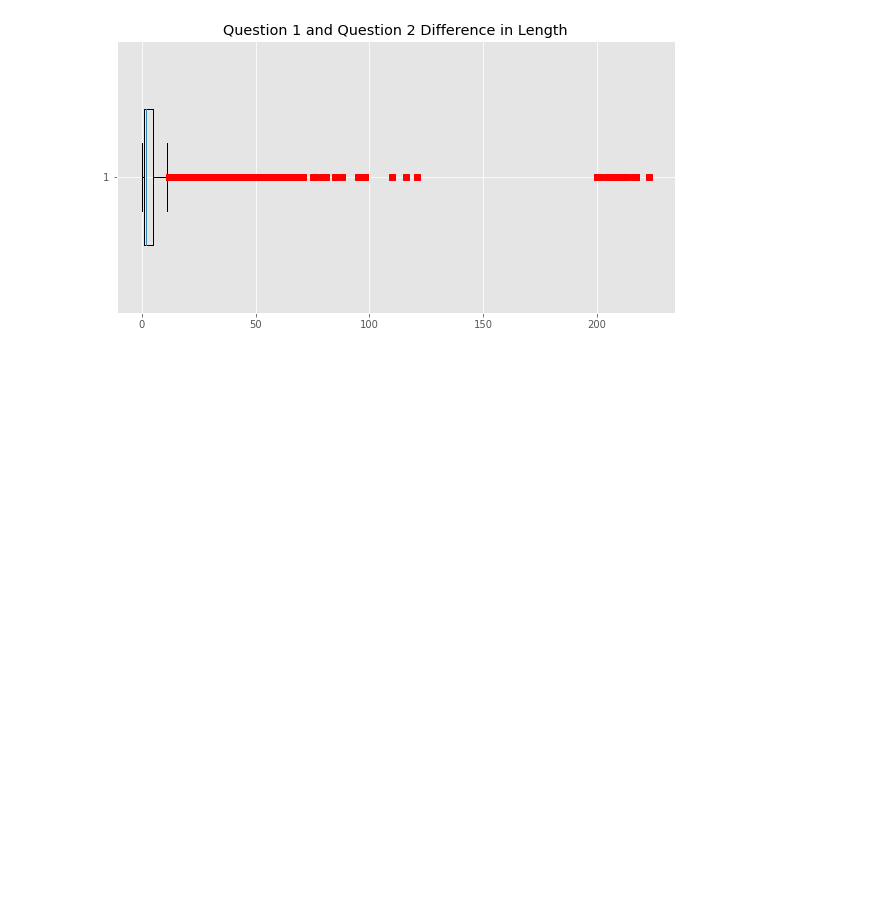
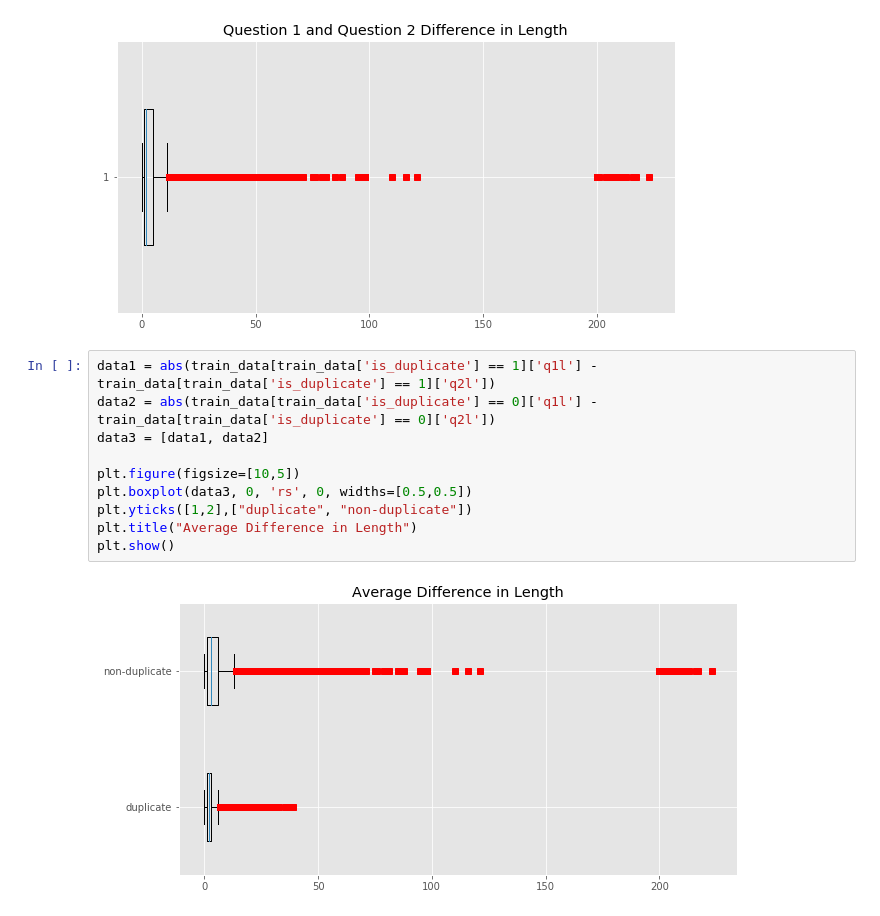
Before and after one commit to Parth-03/DuplicateQuestionIdentifier, a Jupyter notebook: data_exploration.ipynb, the cells around one changed output. Saved outputs shown, nothing was run; the diff lists cells and outputs as text; blank space fills up the shorter version.

```diff
--- a/data_exploration.ipynb
+++ b/data_exploration.ipynb
@@ -300,3 +316,15 @@ plt.title("Question 1 and Question 2 Difference in Length")
 plt.show()
 # %% [output]
 [figure]
+# %%
+data1 = abs(train_data[train_data['is_duplicate'] == 1]['q1l'] - train_data[train_data['is_duplicate'] == 1]['q2l'])
+data2 = abs(train_data[train_data['is_duplicate'] == 0]['q1l'] - train_data[train_data['is_duplicate'] == 0]['q2l'])
+data3 = [data1, data2]
+
+plt.figure(figsize=[10,5])
+plt.boxplot(data3, 0, 'rs', 0, widths=[0.5,0.5])
+plt.yticks([1,2],["duplicate", "non-duplicate"])
+plt.title("Average Difference in Length")
+plt.show()
+# %% [output]
+[figure, added]
```
Also changed, not shown: parts of 13 cells of this notebook.
